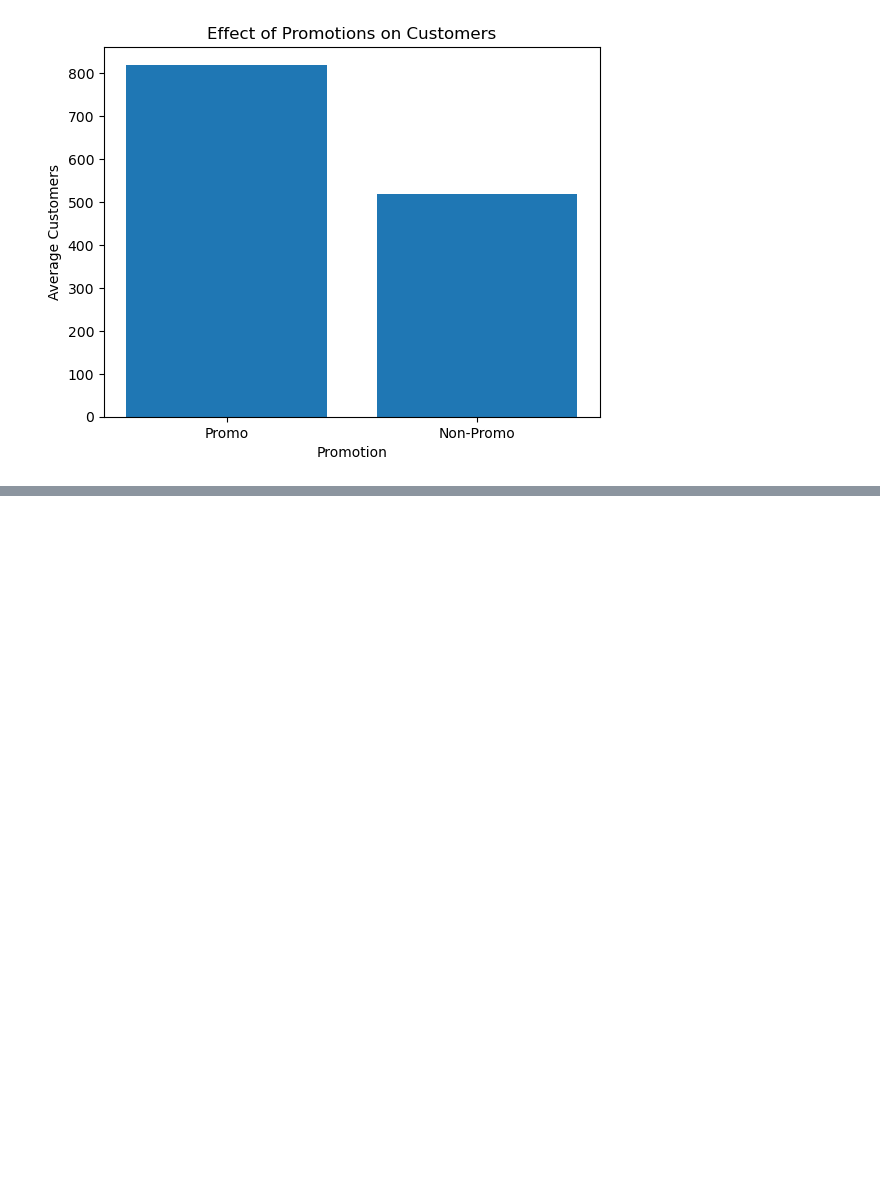
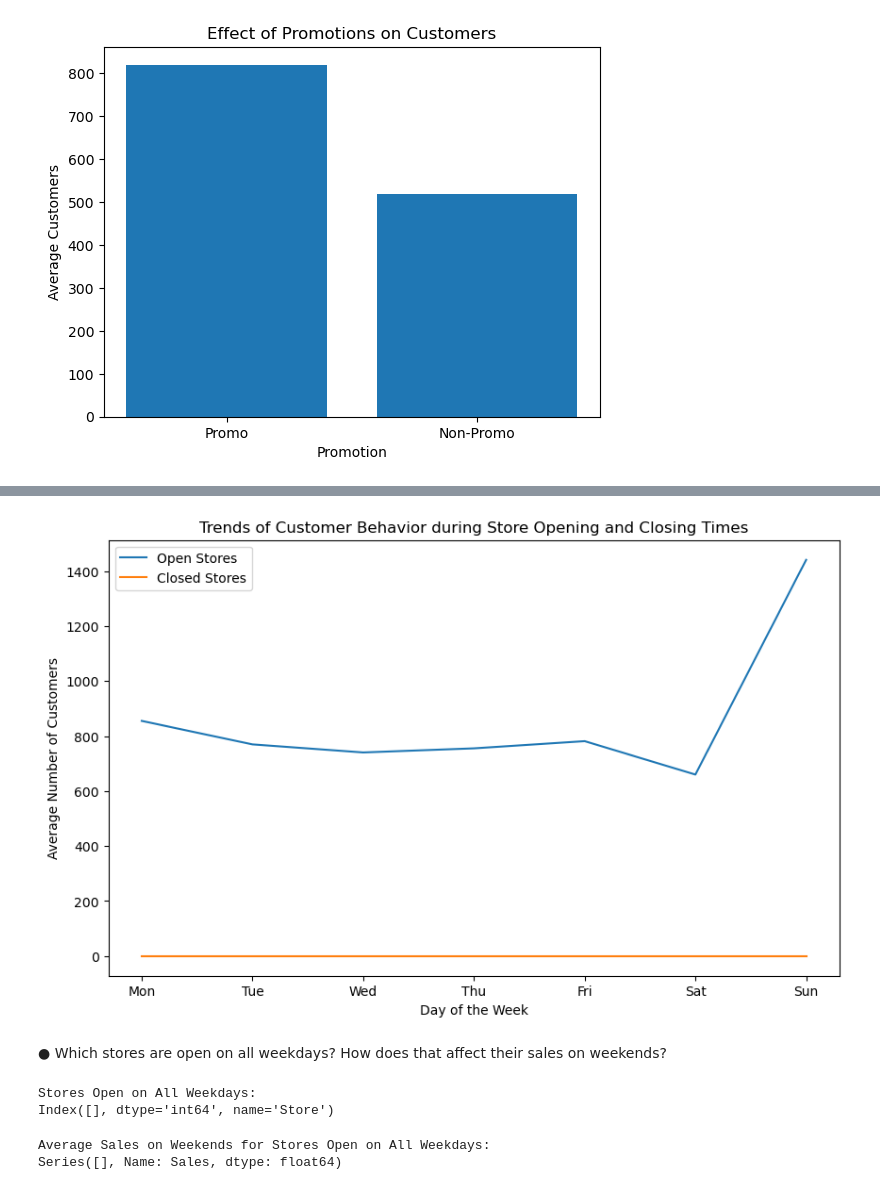
Before and after one commit to jodahe1/Rossmann-Pharmaceuticals-, a Jupyter notebook: Task1/EDA and Data Cleaning.ipynb, the cells around one changed output, grey strips where cells are left out. Drawn from its saved outputs; the diff is of its cells as text; code cells hidden in the pictures; blank space fills up the shorter version.

```diff
--- a/Task1/EDA and Data Cleaning.ipynb
+++ b/Task1/EDA and Data Cleaning.ipynb
@@ -359,0 +416,8 @@ plt.show()
+# %%
+# Filter the data for open stores
+open_stores = train_df[train_df["Open"] == 1]
+# %%
+
+# Group the data by the day of the week and calculate the average number of customers during opening hours
+avg_customers_open = open_stores.groupby("DayOfWeek")["Customers"].mean()
+print(avg_customers_open)
@@ -359,0 +434,58 @@ plt.show()
+# %%
+# Filter the data for closed stores
+closed_stores = train_df[train_df["Open"] == 0]
+# %%
+
+# Group the data by the day of the week and calculate the average number of customers during closing hours
+avg_customers_closed = closed_stores.groupby("DayOfWeek")["Customers"].mean()
+# %%
+# Create a line plot to visualize the trends of customer behavior during store opening and closing times
+plt.figure(figsize=(10, 6))
+plt.plot(avg_customers_open, label="Open Stores")
+plt.plot(avg_customers_closed, label="Closed Stores")
+plt.xlabel("Day of the Week")
+plt.ylabel("Average Number of Customers")
+plt.title("Trends of Customer Behavior during Store Opening and Closing Times")
+plt.legend()
+plt.xticks(range(7), ["Mon", "Tue", "Wed", "Thu", "Fri", "Sat", "Sun"])
+
+# Display the plot
+plt.show()
+# %% [output]
+[figure, added]
+# %% [markdown]
+●	Which stores are open on all weekdays? How does that affect their sales on weekends?
+# %%
+# Convert the "Date" column to datetime format
+train_df["Date"] = pd.to_datetime(train_df["Date"])
+# Extract the day of the week from the "Date" column
+train_df["DayOfWeek"] = train_df["Date"].dt.dayofweek
+logging.info("Filtering stores with competitor distance before and after reopening...")
+# Filter the data for open stores
+open_stores = train_df[train_df["Open"] == 1]
+
+# Group the data by store and calculate the count of unique weekdays
+weekday_counts = open_stores.groupby("Store")["DayOfWeek"].nunique()
+
+# Filter stores that are open on all weekdays
+stores_open_all_weekdays = weekday_counts[weekday_counts == 5].index
+
+# Filter the data for the stores that are open on all weekdays
+open_all_weekdays_data = open_stores[open_stores["Store"].isin(stores_open_all_weekdays)]
+
+# Group the data by store and calculate the average sales on weekends (Saturday and Sunday)
+avg_sales_weekends = open_all_weekdays_data[open_all_weekdays_data["DayOfWeek"].isin([5, 6])].groupby("Store")["Sales"].mean()
+
+# Print the stores that are open on all weekdays
+print("Stores Open on All Weekdays:")
+print(stores_open_all_weekdays)
+# %% [output]
+Stores Open on All Weekdays:
+Index([], dtype='int64', name='Store')
+# %%
+# Print the average sales on weekends for these stores
+print("\nAverage Sales on Weekends for Stores Open on All Weekdays:")
+print(avg_sales_weekends)
+# %% [output]
+Average Sales on Weekends for Stores Open on All Weekdays:
+Series([], Name: Sales, dtype: float64)
```
Also changed, not shown: parts of 22 cells of this notebook, 1 other file.
